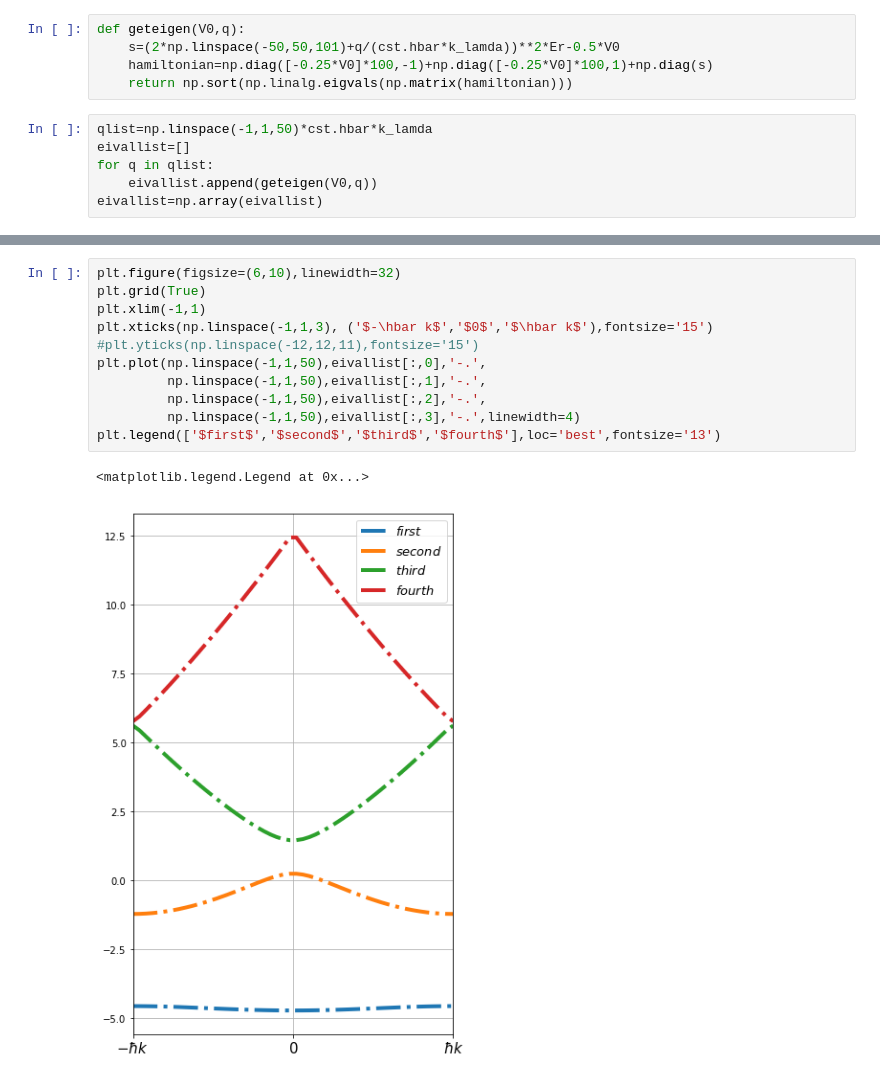
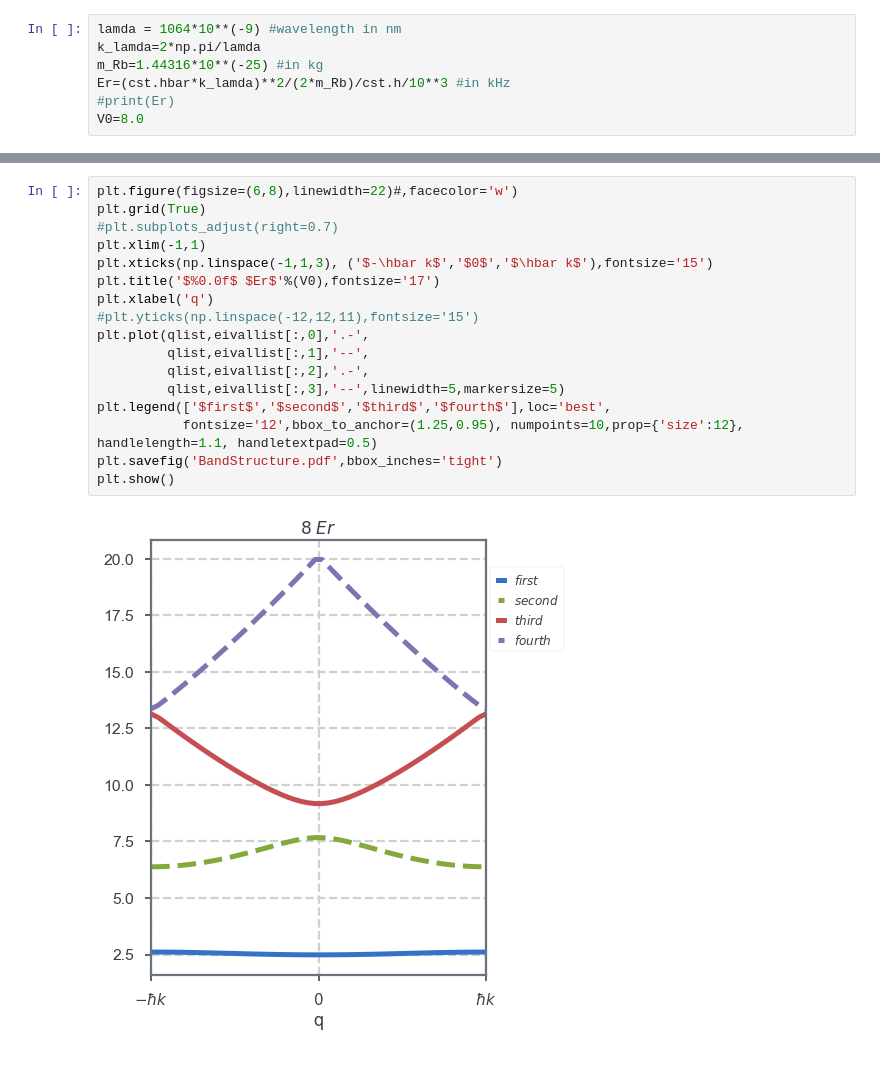
Before and after one commit to boxiaowave/pythonscriptsforlab, a Jupyter notebook: BandstructureCaculation.ipynb, the cells around one changed output, grey strips where cells are left out. Drawn from its saved outputs; the diff is of its cells as text.

```diff
--- a/BandstructureCaculation.ipynb
+++ b/BandstructureCaculation.ipynb
@@ -12,11 +12,7 @@ V0=7*Er
-# %%
-def geteigen(V0,q):
-    s=(2*np.linspace(-50,50,101)+q/(cst.hbar*k_lamda))**2*Er-0.5*V0
-    hamiltonian=np.diag([-0.25*V0]*100,-1)+np.diag([-0.25*V0]*100,1)+np.diag(s)
-    return np.sort(np.linalg.eigvals(np.matrix(hamiltonian)))
-# %%
-qlist=np.linspace(-1,1,50)*cst.hbar*k_lamda
-eivallist=[]
-for q in qlist:
-    eivallist.append(geteigen(V0,q))
-eivallist=np.array(eivallist)
+# %%
+lamda = 1064*10**(-9) #wavelength in nm
+k_lamda=2*np.pi/lamda
+m_Rb=1.44316*10**(-25) #in kg
+Er=(cst.hbar*k_lamda)**2/(2*m_Rb)/cst.h/10**3 #in kHz
+#print(Er)
+V0=8.0
@@ -23,14 +158,19 @@ eivallist=np.array(eivallist)
 # %%
-plt.figure(figsize=(6,10),linewidth=32)
+plt.figure(figsize=(6,8),linewidth=22)#,facecolor='w')
 plt.grid(True)
+#plt.subplots_adjust(right=0.7)
 plt.xlim(-1,1)
 plt.xticks(np.linspace(-1,1,3), ('$-\hbar k$','$0$','$\hbar k$'),fontsize='15')
+plt.title('$%0.0f$ $Er$'%(V0),fontsize='17')
+plt.xlabel('q')
 #plt.yticks(np.linspace(-12,12,11),fontsize='15')
-plt.plot(np.linspace(-1,1,50),eivallist[:,0],'-.',
-         np.linspace(-1,1,50),eivallist[:,1],'-.',
-         np.linspace(-1,1,50),eivallist[:,2],'-.',
-         np.linspace(-1,1,50),eivallist[:,3],'-.',linewidth=4)
-plt.legend(['$first$','$second$','$third$','$fourth$'],loc='best',fontsize='13')
+plt.plot(qlist,eivallist[:,0],'.-',
+         qlist,eivallist[:,1],'--',
+         qlist,eivallist[:,2],'.-',
+         qlist,eivallist[:,3],'--',linewidth=5,markersize=5)
+plt.legend(['$first$','$second$','$third$','$fourth$'],loc='best',
+           fontsize='12',bbox_to_anchor=(1.25,0.95), numpoints=10,prop={'size':12}, handlelength=1.1, handletextpad=0.5)
+plt.savefig('BandStructure.pdf',bbox_inches='tight')
+plt.show()
 # %% [output]
-<matplotlib.legend.Legend at 0x...>
-[figure, old version]
+[figure, new version]
```
Also changed, not shown: parts of 13 cells of this notebook, 1 other file.
